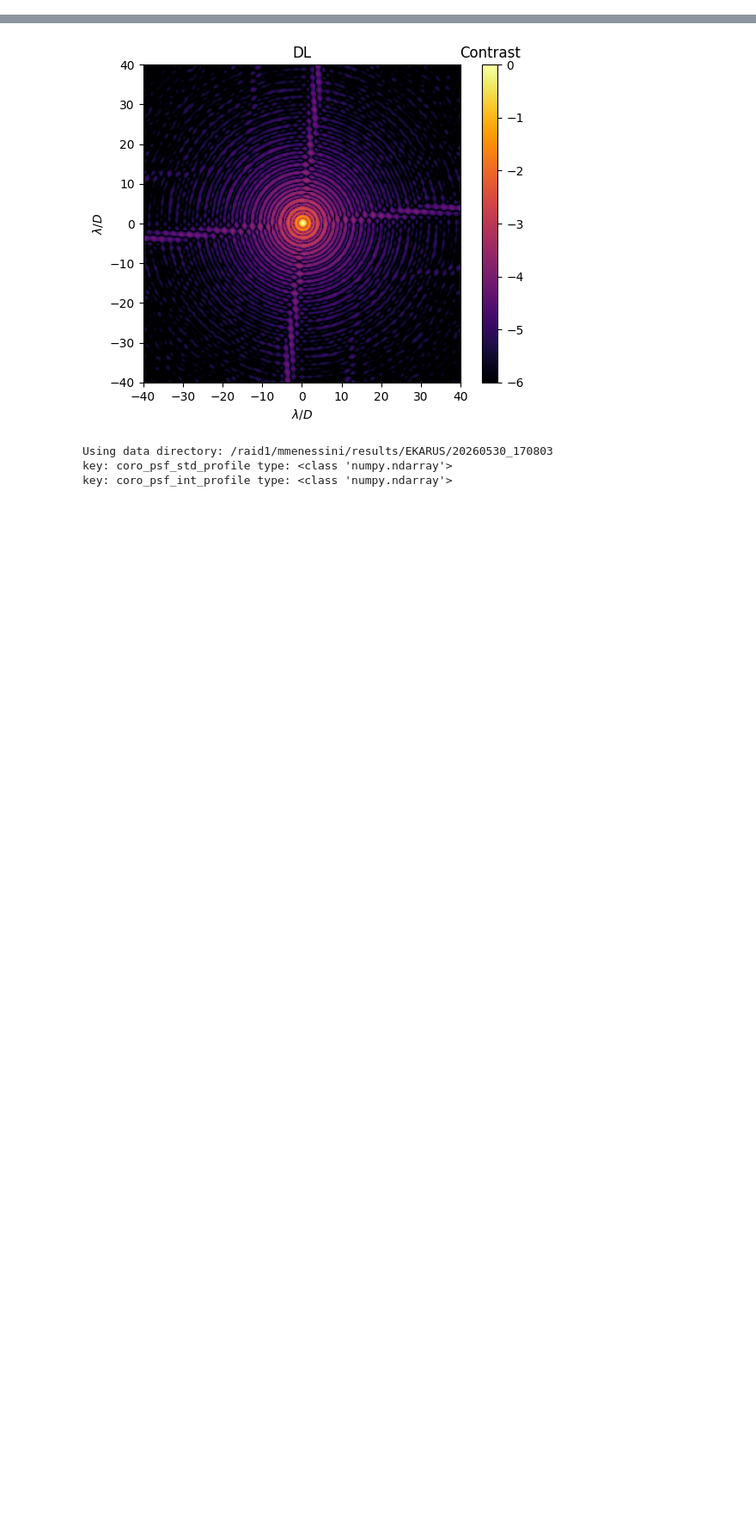
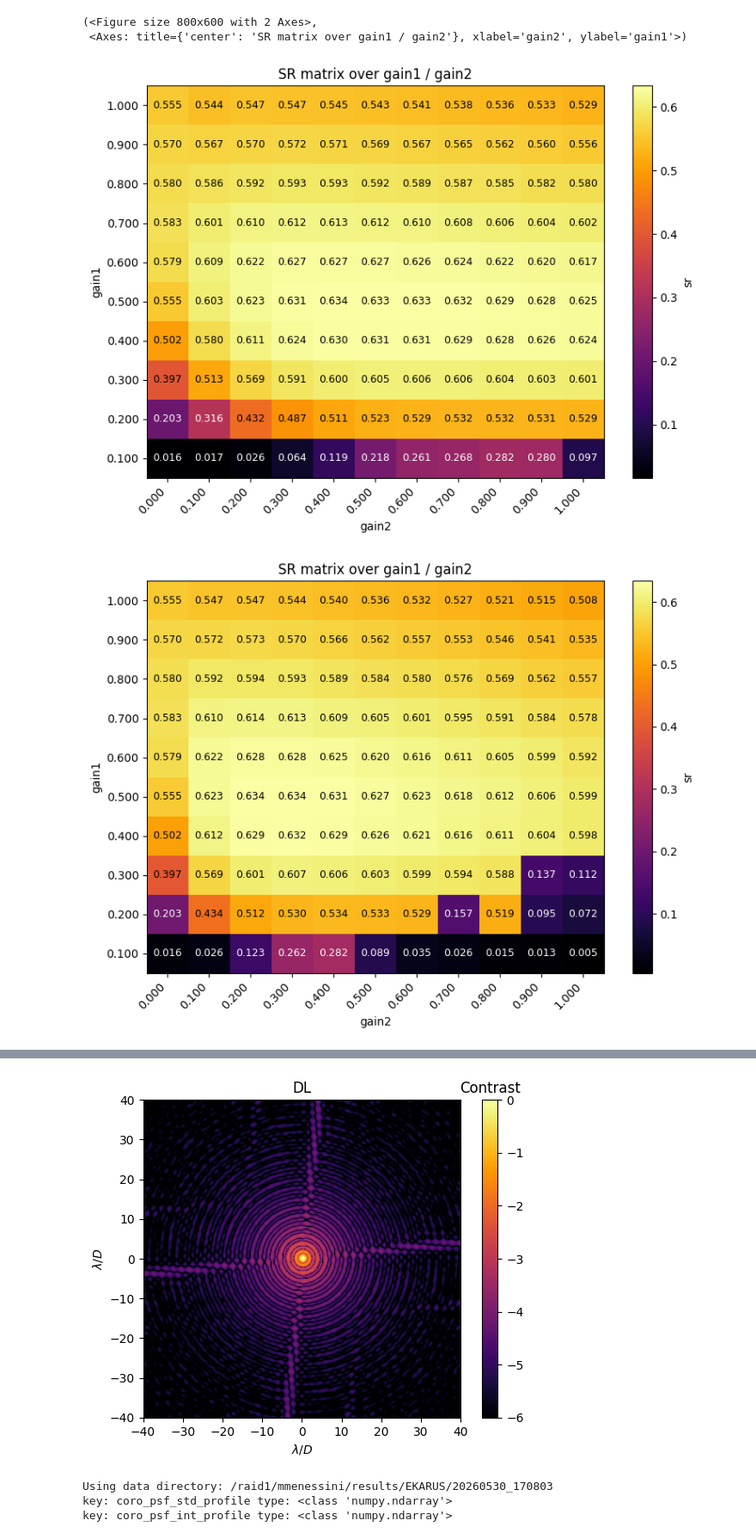
Before and after one commit to Menessao/SPECULA, a Jupyter notebook: config/SensorFusion/paperPlots.ipynb, the cells around one changed output, grey strips where cells are left out. Shown at 86% size. Cells and saved outputs as stored; diff of their text form; code cells hidden in the pictures; blank space fills up the shorter version.

```diff
--- a/config/SensorFusion/paperPlots.ipynb
+++ b/config/SensorFusion/paperPlots.ipynb
@@ -17,0 +18,57 @@ from specula.lib.calc_psf import calc_psf
+# %%
+import pandas as pd
+df = pd.read_csv('/raid1/mmenessini/results/Cascading/e2e_csv/ristretto_faint_CAO.csv')
+df_cut = df[df['sr']>0.63]
+# df_cut
+
+df_f1 = df[df['freq']==1000]
+df_f2 = df[df['freq']==2000]
+df_f4 = df[df['freq']==4000]
+# %%
+def show_gain_matrix(df, cmap='inferno', figsize=(8, 6), vmin=None, vmax=None):
+
+    # Use only gain1, gain2 and sr values; ignore freq
+    gain1_values = np.unique(df['gain1'])
+    gain2_values = np.unique(df['gain2'])
+
+    gain1_index = {g: i for i, g in enumerate(gain1_values)}
+    gain2_index = {g: i for i, g in enumerate(gain2_values)}
+
+    sr_matrix = np.full((gain1_values.size, gain2_values.size), np.nan, dtype=float)
+    for _, row in df.iterrows():
+        sr_matrix[gain1_index[row['gain1']], gain2_index[row['gain2']]] = row['sr']
+
+    fig, ax = plt.subplots(figsize=figsize)
+    im = ax.imshow(sr_matrix, origin='lower', cmap=cmap, vmin=vmin, vmax=vmax, aspect='auto')
+    cbar = fig.colorbar(im, ax=ax)
+    cbar.set_label('sr')
+
+    ax.set_xticks(np.arange(gain2_values.size))
+    ax.set_xticklabels([f'{g:1.3f}' for g in gain2_values], rotation=45, ha='right')
+    ax.set_yticks(np.arange(gain1_values.size))
+    ax.set_yticklabels([f'{g:1.3f}' for g in gain1_values])
+
+    ax.set_xlabel('gain2')
+    ax.set_ylabel('gain1')
+    ax.set_title('SR matrix over gain1 / gain2')
+
+    threshold = (np.nanmin(sr_matrix) + np.nanmax(sr_matrix)) / 2.0
+    for i in range(gain1_values.size):
+        for j in range(gain2_values.size):
+            value = sr_matrix[i, j]
+            if np.isfinite(value):
+                text_color = 'white' if value < threshold else 'black'
+                ax.text(j, i, f'{value:1.3f}', ha='center', va='center', color=text_color, fontsize=9)
+
+    plt.tight_layout()
+    return fig, ax
+
+# Example usage
+show_gain_matrix(df_f1)
+show_gain_matrix(df_f2)
+show_gain_matrix(df_f4)
+# %% [output]
+(<Figure size 800x600 with 2 Axes>,
+ <Axes: title={'center': 'SR matrix over gain1 / gain2'}, xlabel='gain2', ylabel='gain1'>)
+[figure, added]
+[figure, added]
```
Also changed, not shown: parts of 3 cells of this notebook, 7 other files.
